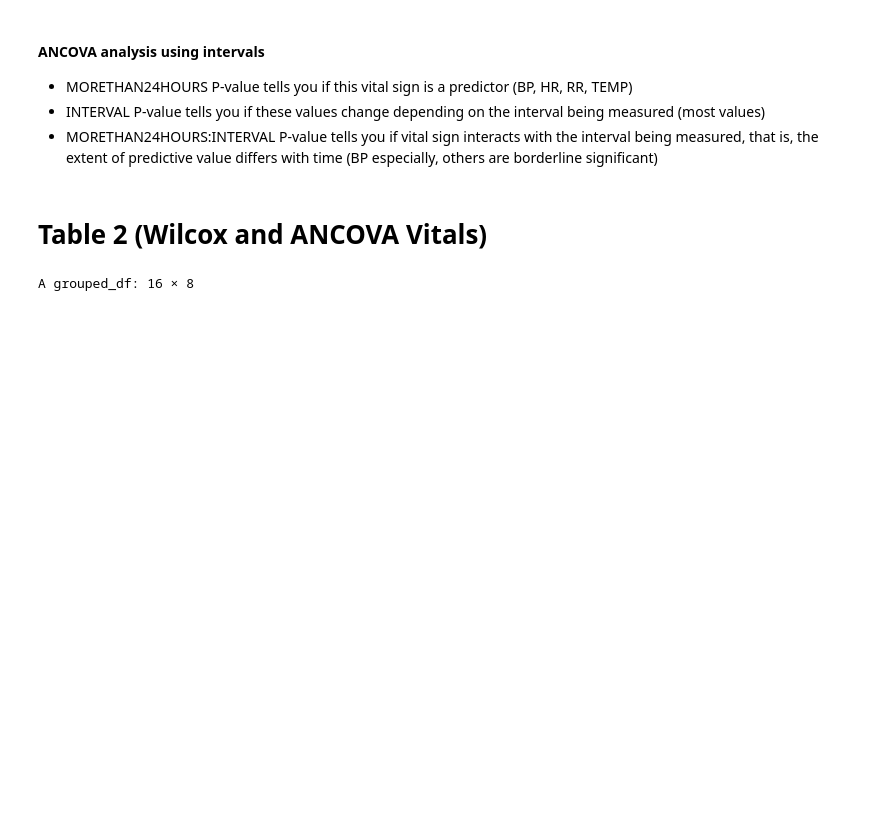
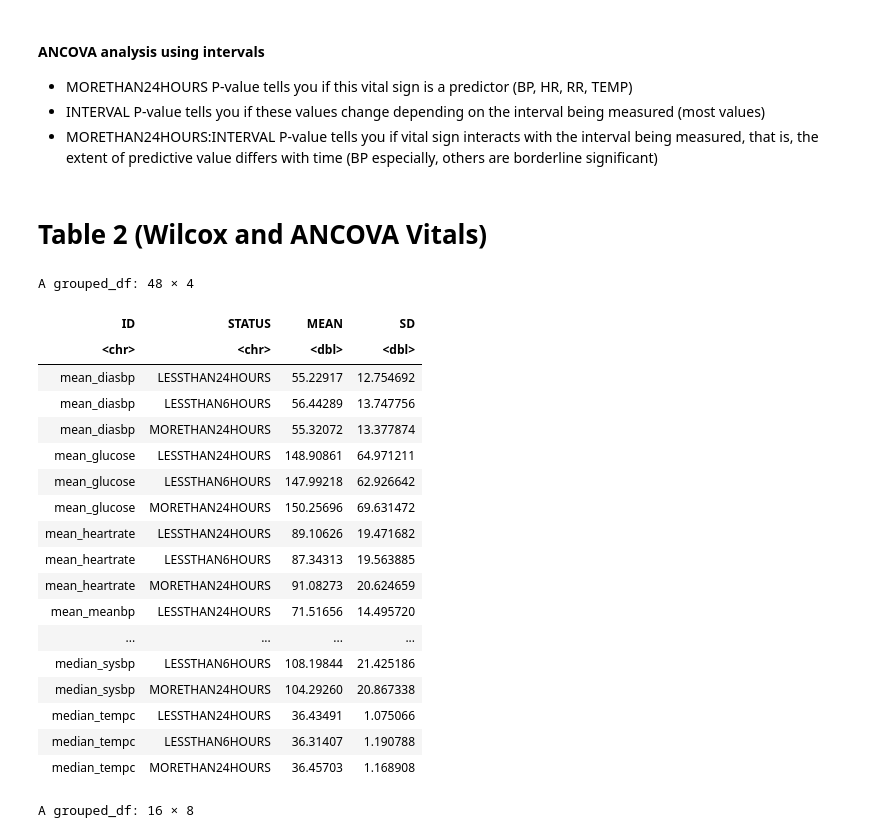
Before and after one commit to ruoyijiang/general, a Jupyter notebook: R_Pressor_Outcomes.ipynb, the cells around one changed output. Saved outputs shown, nothing was run; the diff lists cells and outputs as text; code cells hidden in the pictures; blank space fills up the shorter version.

```diff
--- a/projects/haimovich_pressors/R_Pressor_Outcomes.ipynb
+++ b/R_Pressor_Outcomes.ipynb
@@ -1104,6 +1059,32 @@ computeTest <- function(d, value="VALUE", comparison="GROUP"){
                             'DIFF' = diff,
                             'COMPARE' = paste(items[1], items[2], sep ='-'))))
 }
+# %%
+melt_results_df %>%
+    filter(INTERVAL == 1) %>%
+    drop_na(VALUE) %>%
+    group_by(ID, STATUS) %>%
+    summarize(MEAN = mean(VALUE), SD = sd(VALUE))
+# %% [output]
+A grouped_df: 48 × 4
+| ID | STATUS | MEAN | SD |
+| <chr> | <chr> | <dbl> | <dbl> |
+| mean_diasbp | LESSTHAN24HOURS | 55.22917 | 12.754692 |
+| mean_diasbp | LESSTHAN6HOURS | 56.44289 | 13.747756 |
+| mean_diasbp | MORETHAN24HOURS | 55.32072 | 13.377874 |
+| mean_glucose | LESSTHAN24HOURS | 148.90861 | 64.971211 |
+| mean_glucose | LESSTHAN6HOURS | 147.99218 | 62.926642 |
+| mean_glucose | MORETHAN24HOURS | 150.25696 | 69.631472 |
+| mean_heartrate | LESSTHAN24HOURS | 89.10626 | 19.471682 |
+| mean_heartrate | LESSTHAN6HOURS | 87.34313 | 19.563885 |
+| mean_heartrate | MORETHAN24HOURS | 91.08273 | 20.624659 |
+| mean_meanbp | LESSTHAN24HOURS | 71.51656 | 14.495720 |
+| ... | ... | ... | ... |
+| median_sysbp | LESSTHAN6HOURS | 108.19844 | 21.425186 |
+| median_sysbp | MORETHAN24HOURS | 104.29260 | 20.867338 |
+| median_tempc | LESSTHAN24HOURS | 36.43491 | 1.075066 |
+| median_tempc | LESSTHAN6HOURS | 36.31407 | 1.190788 |
+| median_tempc | MORETHAN24HOURS | 36.45703 | 1.168908 |
 # %%
 melt_results_df %>%
     filter(INTERVAL == 1) %>%
```
Also changed, not shown: parts of 11 cells of this notebook, 2 other files.
